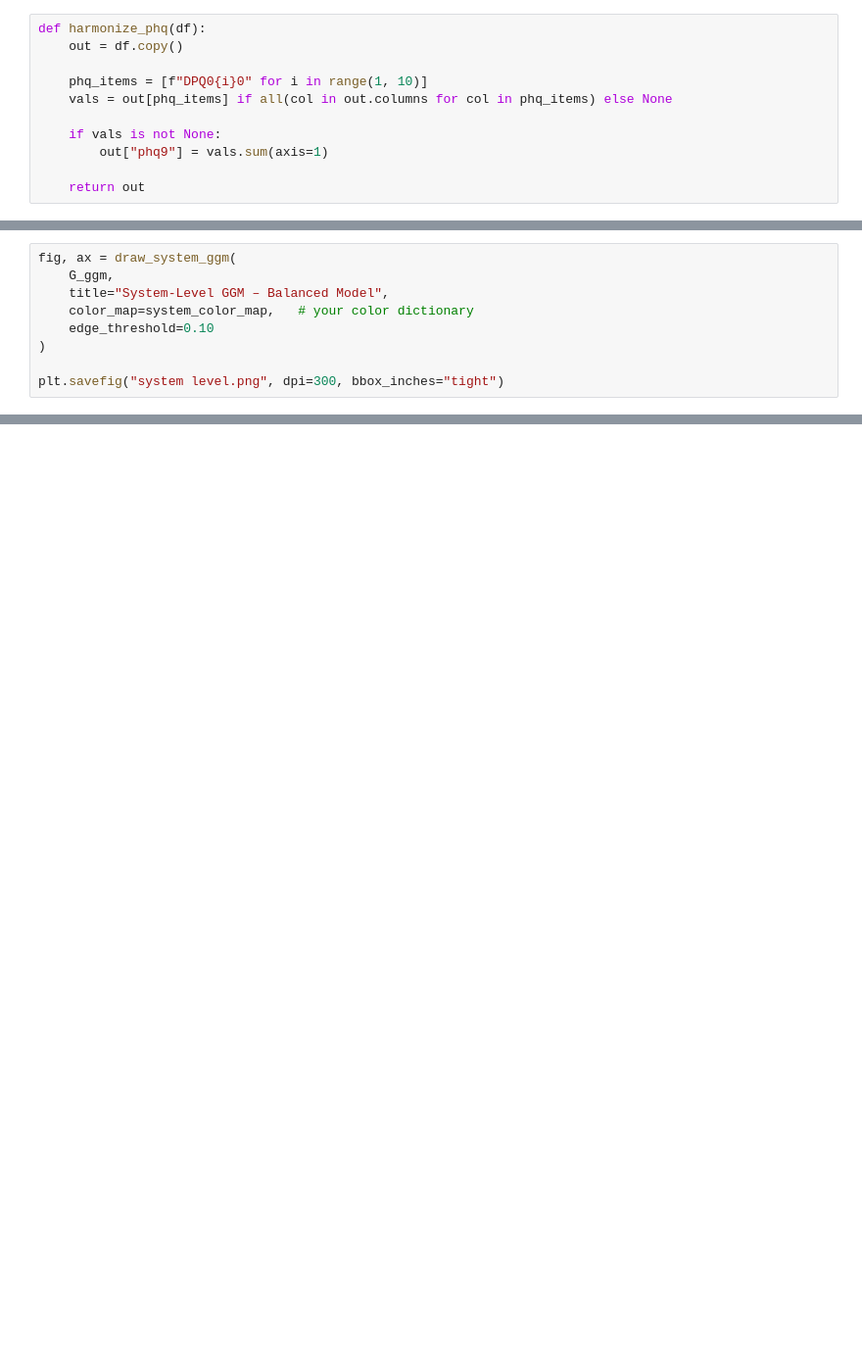
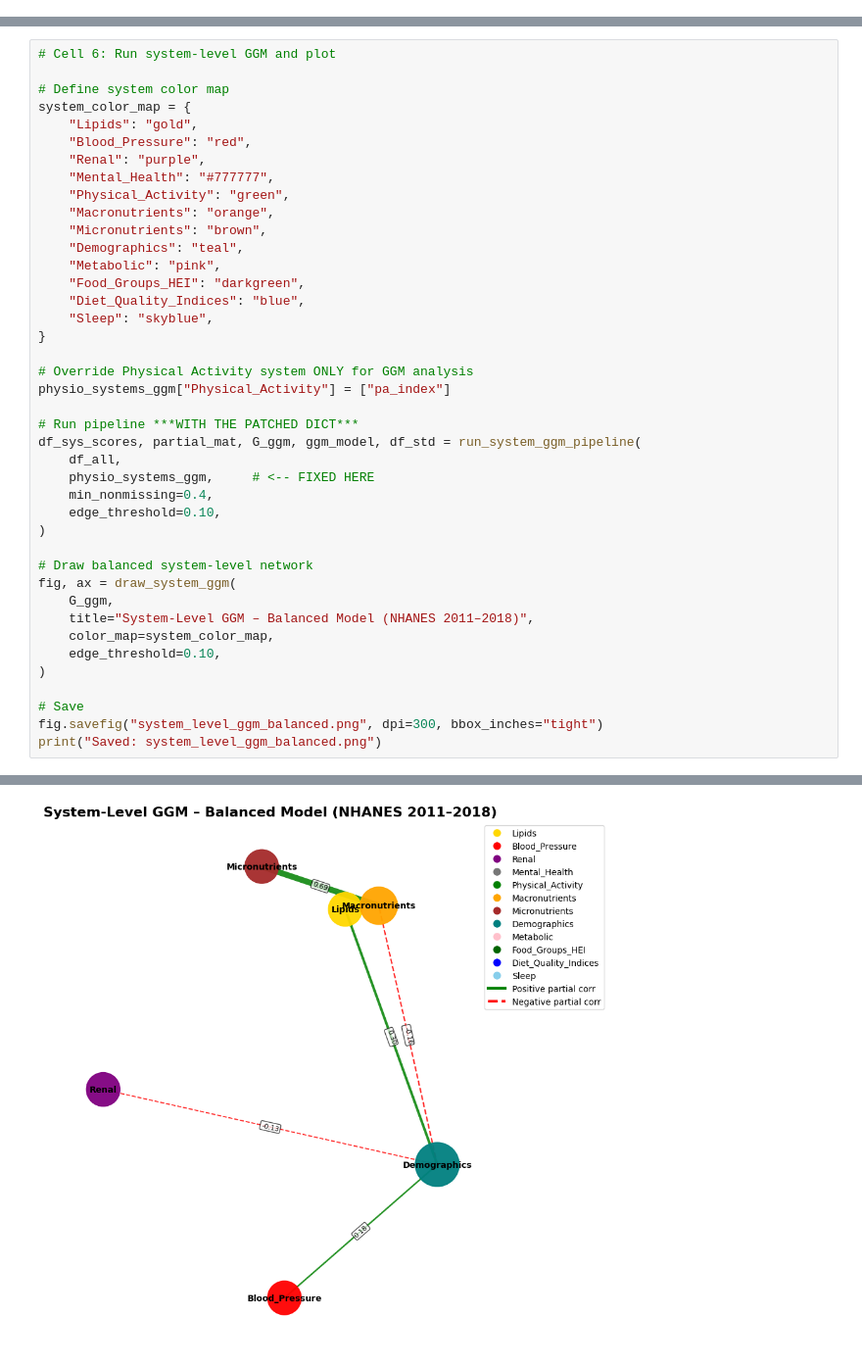
Before and after one commit to JACKMCDONNELL/python-learning, a Jupyter notebook: network/NHANES/2011to2018import.ipynb, the cells around one changed output, grey strips where cells are left out. Shown: that part at 98% size. Cells and saved outputs as stored; diff of their text form; blank space fills up the shorter version.

Commit message:
major revisions to the NHANES 2011-2018 system map

```diff
--- a/network/NHANES/2011to2018import.ipynb
+++ b/network/NHANES/2011to2018import.ipynb
@@ -449,11 +0,0 @@ def harmonize_sleep(df):
-# %%
-def harmonize_phq(df):
-    out = df.copy()
-
-    phq_items = [f"DPQ0{i}0" for i in range(1, 10)]
-    vals = out[phq_items] if all(col in out.columns for col in phq_items) else None
-
-    if vals is not None:
-        out["phq9"] = vals.sum(axis=1)
-
-    return out
@@ -1008,9 +0,0 @@ def run_system_ggm_pipeline(df_all, physio_systems,
-# %%
-fig, ax = draw_system_ggm(
-    G_ggm,
-    title="System-Level GGM – Balanced Model",
-    color_map=system_color_map,   # your color dictionary
-    edge_threshold=0.10
-)
-
-plt.savefig("system level.png", dpi=300, bbox_inches="tight")
@@ -1041,0 +837,42 @@ NameError: name 'system_color_map' is not defined
+# %%
+# Cell 6: Run system-level GGM and plot
+
+# Define system color map
+system_color_map = {
+    "Lipids": "gold",
+    "Blood_Pressure": "red",
+    "Renal": "purple",
+    "Mental_Health": "#777777",
+    "Physical_Activity": "green",
+    "Macronutrients": "orange",
+    "Micronutrients": "brown",
+    "Demographics": "teal",
+    "Metabolic": "pink",
+    "Food_Groups_HEI": "darkgreen",
+    "Diet_Quality_Indices": "blue",
+    "Sleep": "skyblue",
+}
+
+# Override Physical Activity system ONLY for GGM analysis
+physio_systems_ggm["Physical_Activity"] = ["pa_index"]
+
+# Run pipeline ***WITH THE PATCHED DICT***
+df_sys_scores, partial_mat, G_ggm, ggm_model, df_std = run_system_ggm_pipeline(
+    df_all,
+    physio_systems_ggm,     # <-- FIXED HERE
+    min_nonmissing=0.4,
+    edge_threshold=0.10,
+)
+
+# Draw balanced system-level network
+fig, ax = draw_system_ggm(
+    G_ggm,
+    title="System-Level GGM – Balanced Model (NHANES 2011–2018)",
+    color_map=system_color_map,
+    edge_threshold=0.10,
+)
+
+# Save
+fig.savefig("system_level_ggm_balanced.png", dpi=300, bbox_inches="tight")
+print("Saved: system_level_ggm_balanced.png")
+# %% [output]
@@ -1041,0 +897 @@ NameError: name 'system_color_map' is not defined
+[figure, added]
```
Also changed, not shown: parts of 53 cells of this notebook.
